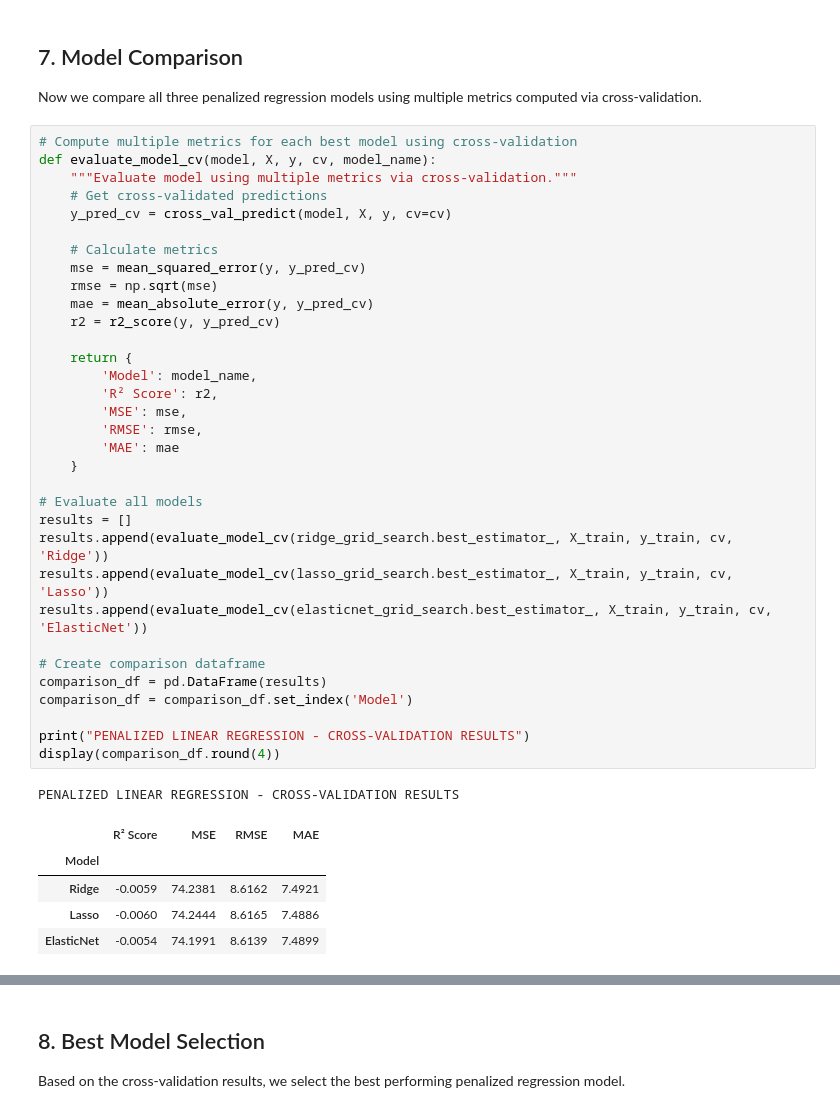
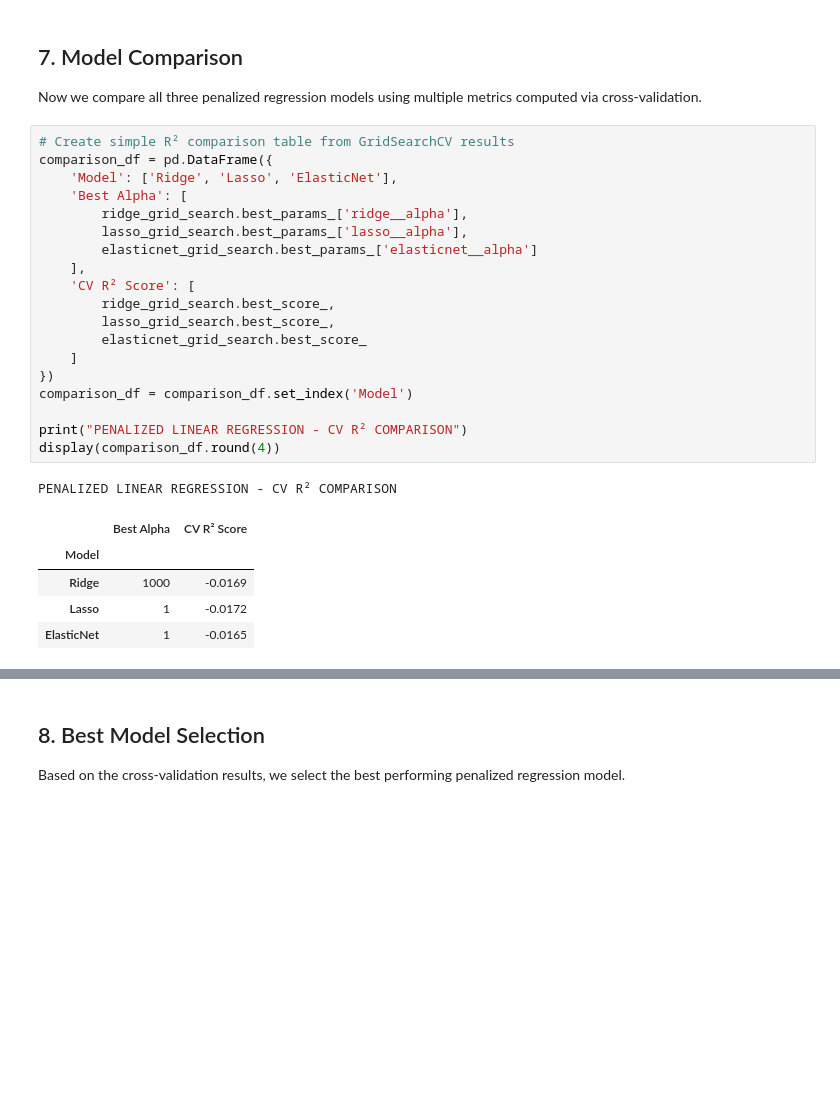
Before and after one commit to stefanregalia/ds4021-final-project, a Jupyter notebook: notebooks/penalized-linreg.ipynb, the cells around one changed output, grey strips where cells are left out. Drawn from its saved outputs; the diff is of its cells as text; blank space fills up the shorter version.

```diff
--- a/notebooks/penalized-linreg.ipynb
+++ b/notebooks/penalized-linreg.ipynb
@@ -289,43 +289,29 @@ Figure saved to ../output/penalizedlinreg-outputs/elasticnet_cv_heatmap.png
 
 Now we compare all three penalized regression models using multiple metrics computed via cross-validation.
 # %%
-# Compute multiple metrics for each best model using cross-validation
-def evaluate_model_cv(model, X, y, cv, model_name):
-    """Evaluate model using multiple metrics via cross-validation."""
-    # Get cross-validated predictions
-    y_pred_cv = cross_val_predict(model, X, y, cv=cv)
-
-    # Calculate metrics
-    mse = mean_squared_error(y, y_pred_cv)
-    rmse = np.sqrt(mse)
-    mae = mean_absolute_error(y, y_pred_cv)
-    r2 = r2_score(y, y_pred_cv)
-
-    return {
-        'Model': model_name,
-        'R² Score': r2,
-        'MSE': mse,
-        'RMSE': rmse,
-        'MAE': mae
-    }
-
-# Evaluate all models
-results = []
-results.append(evaluate_model_cv(ridge_grid_search.best_estimator_, X_train, y_train, cv, 'Ridge'))
-results.append(evaluate_model_cv(lasso_grid_search.best_estimator_, X_train, y_train, cv, 'Lasso'))
-results.append(evaluate_model_cv(elasticnet_grid_search.best_estimator_, X_train, y_train, cv, 'ElasticNet'))
-
-# Create comparison dataframe
-comparison_df = pd.DataFrame(results)
+# Create simple R² comparison table from GridSearchCV results
+comparison_df = pd.DataFrame({
+    'Model': ['Ridge', 'Lasso', 'ElasticNet'],
+    'Best Alpha': [
+        ridge_grid_search.best_params_['ridge__alpha'],
+        lasso_grid_search.best_params_['lasso__alpha'],
+        elasticnet_grid_search.best_params_['elasticnet__alpha']
+    ],
+    'CV R² Score': [
+        ridge_grid_search.best_score_,
+        lasso_grid_search.best_score_,
+        elasticnet_grid_search.best_score_
+    ]
+})
 comparison_df = comparison_df.set_index('Model')
 
-print("PENALIZED LINEAR REGRESSION - CROSS-VALIDATION RESULTS")
+print("PENALIZED LINEAR REGRESSION - CV R² COMPARISON")
 display(comparison_df.round(4))
 # %% [output]
-PENALIZED LINEAR REGRESSION - CROSS-VALIDATION RESULTS
+PENALIZED LINEAR REGRESSION - CV R² COMPARISON
-|  | R² Score | MSE | RMSE | MAE |
-| Model |  |  |  |  |
-| Ridge | -0.0059 | 74.2381 | 8.6162 | 7.4921 |
-| Lasso | -0.0060 | 74.2444 | 8.6165 | 7.4886 |
-| ElasticNet | -0.0054 | 74.1991 | 8.6139 | 7.4899 |
+|  | Best Alpha | CV R² Score |
+| Model |  |  |
+| Ridge | 1000 | -0.0169 |
+| Lasso | 1 | -0.0172 |
+| ElasticNet | 1 | -0.0165 |
 # %%
```
Also changed, not shown: parts of 3 cells of this notebook, 2 other files.
